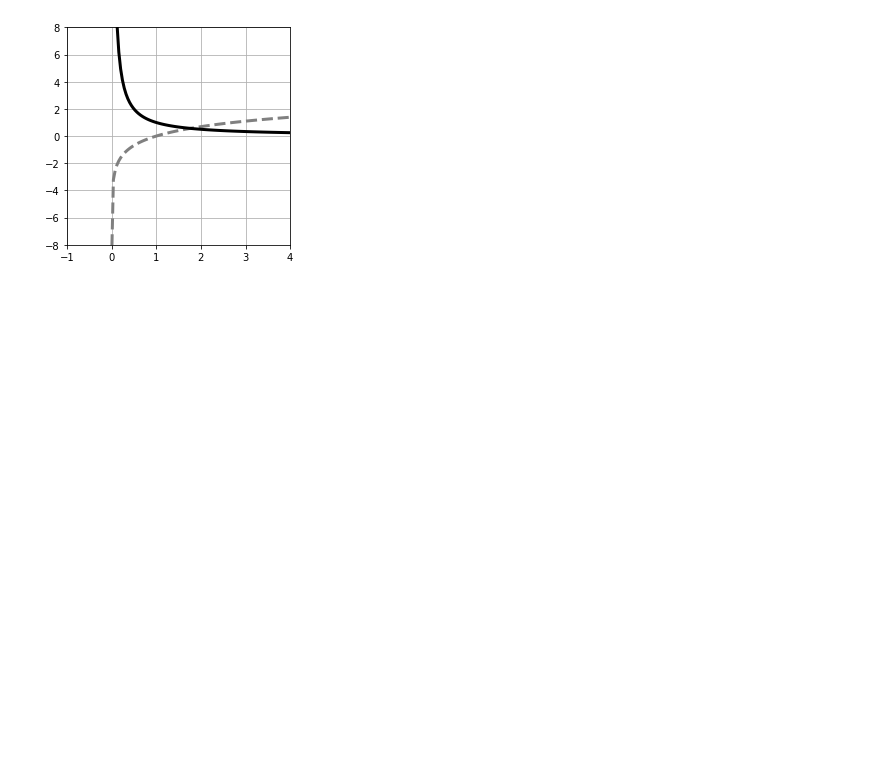
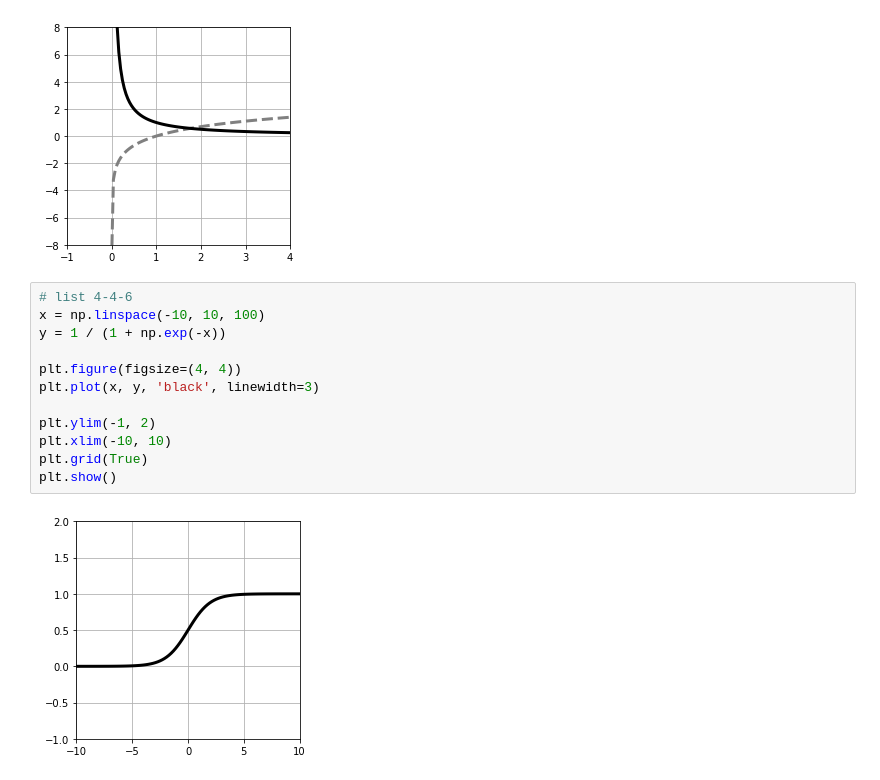
Before and after one commit to senseilearning/New-textbook-for-machine-learning, a Jupyter notebook: Chapter4.ipynb, the cells around one changed output. Saved outputs shown, nothing was run; the diff lists cells and outputs as text; blank space fills up the shorter version.

```diff
--- a/Chapter4.ipynb
+++ b/Chapter4.ipynb
@@ -314,3 +314,17 @@ plt.grid(True)
 plt.show()
 # %% [output]
 [figure]
+# %%
+# list 4-4-6
+x = np.linspace(-10, 10, 100)
+y = 1 / (1 + np.exp(-x))
+
+plt.figure(figsize=(4, 4))
+plt.plot(x, y, 'black', linewidth=3)
+
+plt.ylim(-1, 2)
+plt.xlim(-10, 10)
+plt.grid(True)
+plt.show()
+# %% [output]
+[figure, added]
```
